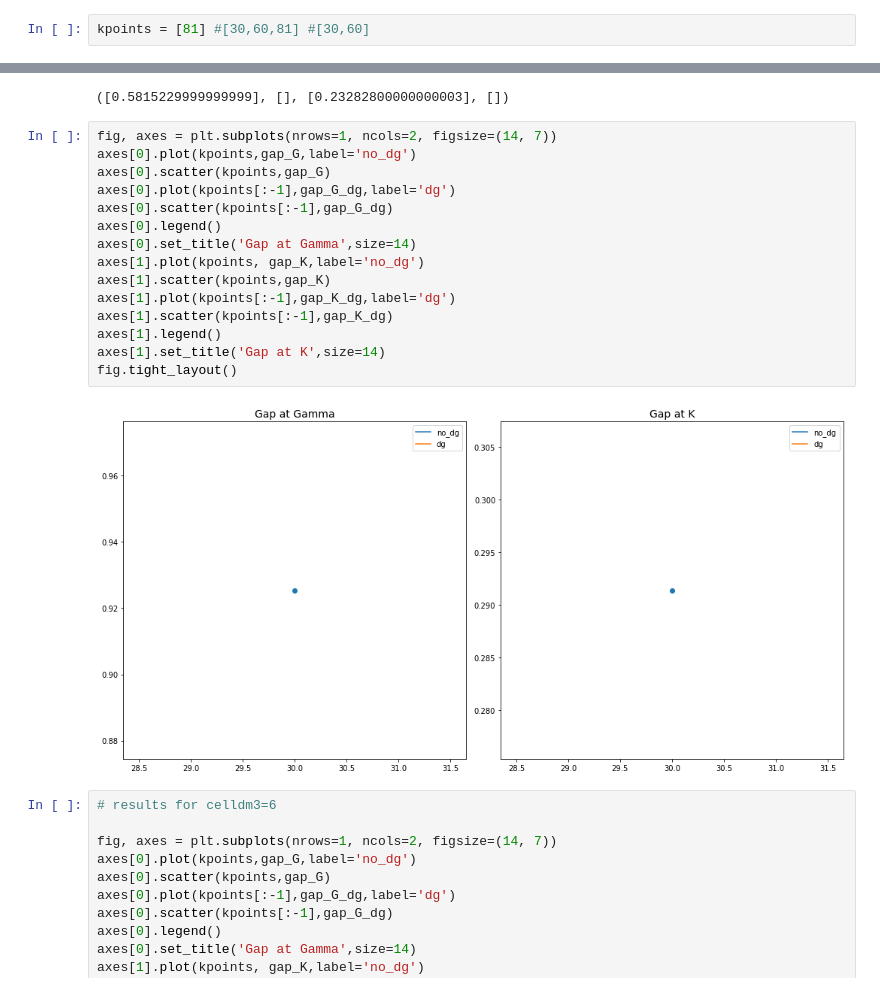
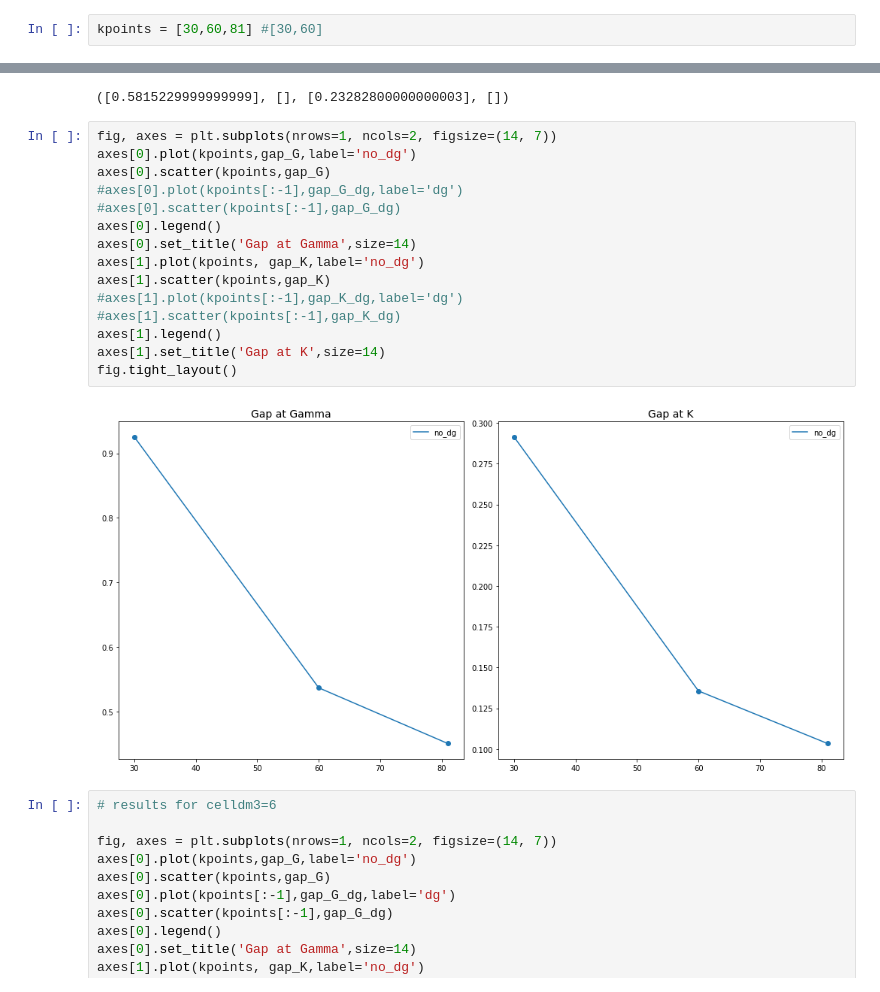
Before and after one commit to marcodalessandro76/Germanene, a Jupyter notebook: GW_Analysis_new.ipynb, the cells around one changed output, grey strips where cells are left out. Drawn from its saved outputs; the diff is of its cells as text.

```diff
--- a/GW_Analysis_new.ipynb
+++ b/GW_Analysis_new.ipynb
@@ -614,7 +633,7 @@ inp.write(run_dir,'ypp_dg.in')
 Than we execute ypp with this input file and we move ndb.Double_Grid database built in the SAVE into a specific
 folder so that it can be used only when needed.
 # %%
-kpoints = [81] #[30,60,81] #[30,60]
+kpoints = [30,60,81] #[30,60]
 # %%
 ntasks_c = 16
 ntasks_v = int(ntasks/ntasks_c)
@@ -718,20 +747,20 @@ gap_G,gap_G_dg,gap_K,gap_K_dg
 # %%
 fig, axes = plt.subplots(nrows=1, ncols=2, figsize=(14, 7))
 axes[0].plot(kpoints,gap_G,label='no_dg')
 axes[0].scatter(kpoints,gap_G)
-axes[0].plot(kpoints[:-1],gap_G_dg,label='dg')
-axes[0].scatter(kpoints[:-1],gap_G_dg)
+#axes[0].plot(kpoints[:-1],gap_G_dg,label='dg')
+#axes[0].scatter(kpoints[:-1],gap_G_dg)
 axes[0].legend()
 axes[0].set_title('Gap at Gamma',size=14)
 axes[1].plot(kpoints, gap_K,label='no_dg')
 axes[1].scatter(kpoints,gap_K)
-axes[1].plot(kpoints[:-1],gap_K_dg,label='dg')
-axes[1].scatter(kpoints[:-1],gap_K_dg)
+#axes[1].plot(kpoints[:-1],gap_K_dg,label='dg')
+#axes[1].scatter(kpoints[:-1],gap_K_dg)
 axes[1].legend()
 axes[1].set_title('Gap at K',size=14)
 fig.tight_layout()
 # %% [output]
-[figure, old version]
+[figure, new version]
 # %%
 # results for celldm3=6
 
```
Also changed, not shown: parts of 12 cells of this notebook.
